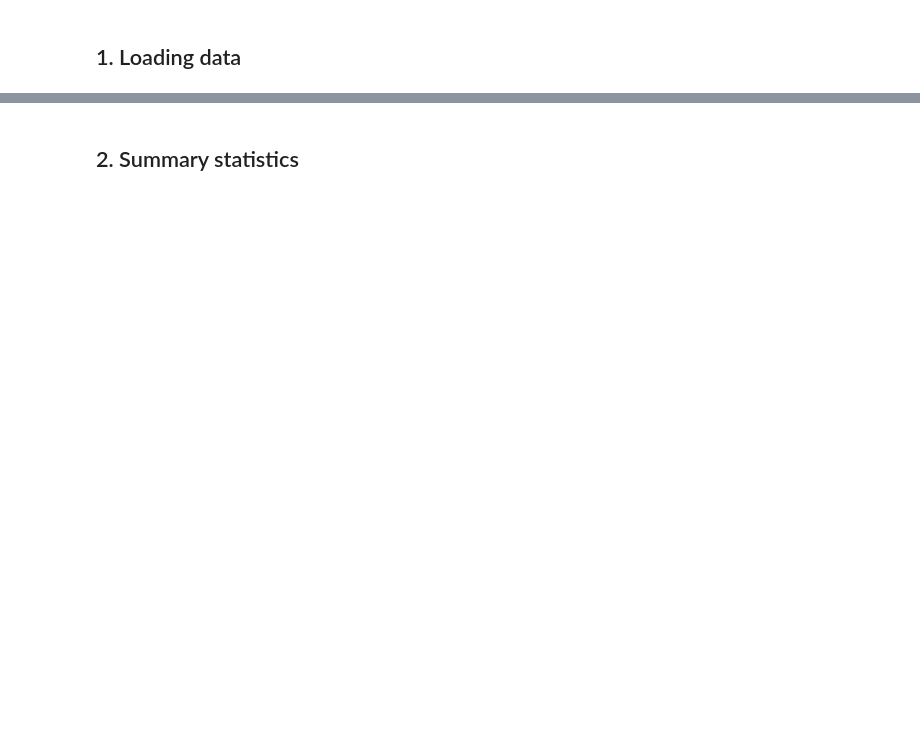
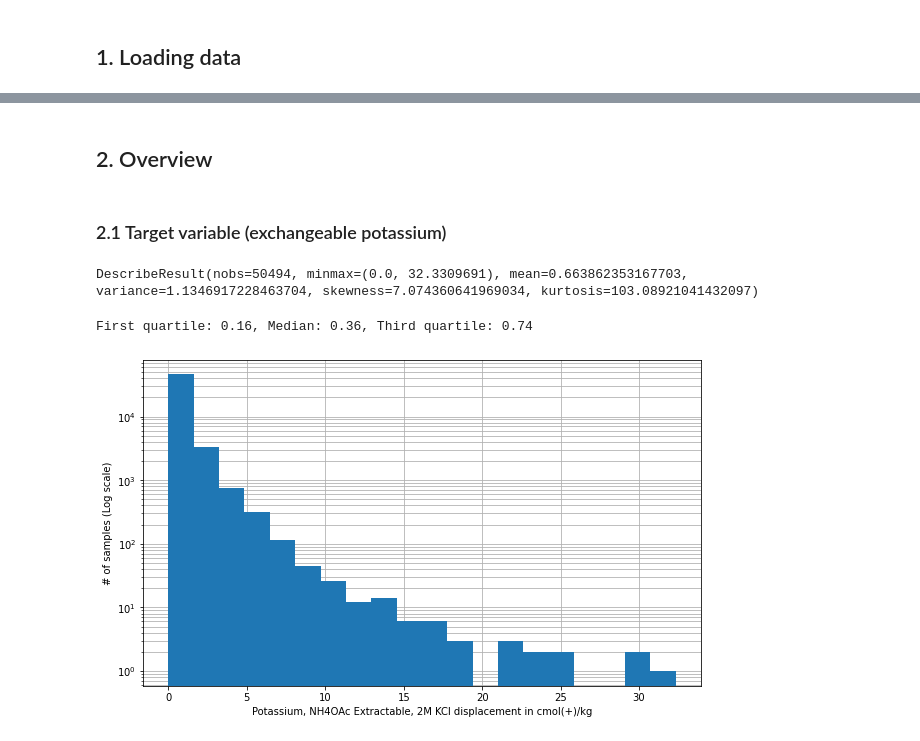
Before and after one commit to franckalbinet/mirzai, a Jupyter notebook: nbs/02_paper.eda.ipynb, the cells around one changed output, grey strips where cells are left out. Saved outputs shown, nothing was run; the diff lists cells and outputs as text; code cells hidden in the pictures; blank space fills up the shorter version.

```diff
--- a/nbs/02_paper.eda.ipynb
+++ b/nbs/02_paper.eda.ipynb
@@ -16,10 +19,10 @@ from mirzai.data.loading import load_kssl
 # %% [markdown]
 ## 1. Loading data
 # %%
-src_dir = './files'
-fnames = ['spectra-features-smp.npy', 'spectra-wavenumbers-smp.npy',
-          'depth-order-smp.npy', 'target-smp.npy',
-          'tax-order-lu-smp.pkl', 'spectra-id-smp.npy']
+src_dir = '../_data'
+fnames = ['spectra-features.npy', 'spectra-wavenumbers.npy',
+          'depth-order.npy', 'target.npy',
+          'tax-order-lu.pkl', 'spectra-id.npy']
 
 X, X_names, depth_order, y, tax_lookup, X_id = load_kssl(src_dir, fnames=fnames)
 # %%
@@ -40,4 +43,25 @@ depth_order (first 3 rows):
 Taxonomic order lookup:
  {'alfisols': 0, 'mollisols': 1, 'inceptisols': 2, 'entisols': 3, 'spodosols': 4, 'undefined': 5, 'ultisols': 6, 'andisols': 7, 'histosols': 8, 'oxisols': 9, 'vertisols': 10, 'aridisols': 11, 'gelisol ...
 # %% [markdown]
-## 2. Summary statistics
+## 2. Overview
+# %% [markdown]
+### 2.1 Target variable (exchangeable potassium)
+# %%
+stats.describe(y)
+# %% [output]
+DescribeResult(nobs=50494, minmax=(0.0, 32.3309691), mean=0.663862353167703, variance=1.1346917228463704, skewness=7.074360641969034, kurtosis=103.08921041432097)
+# %%
+q1, median, q3 = np.percentile(y, [25, 50, 75])
+print(f'First quartile: {q1:.2f}, Median: {median:.2f}, Third quartile: {q3:.2f}')
+# %% [output]
+First quartile: 0.16, Median: 0.36, Third quartile: 0.74
+# %%
+# Histogram of exchangeabme potassium
+fig, ax = plt.subplots(figsize=(10, 6))
+plt.xlabel('Potassium, NH4OAc Extractable, 2M KCl displacement in cmol(+)/kg')
+plt.ylabel('# of samples (Log scale)')
+ax.grid(True, which='both')
+ax.set_axisbelow(True)
+ax.hist(y, bins=20, log=True, histtype='bar', cumulative=False);
+# %% [output]
+[figure, added]
```
Also changed, not shown: parts of 8 cells of this notebook, 20 other files.
